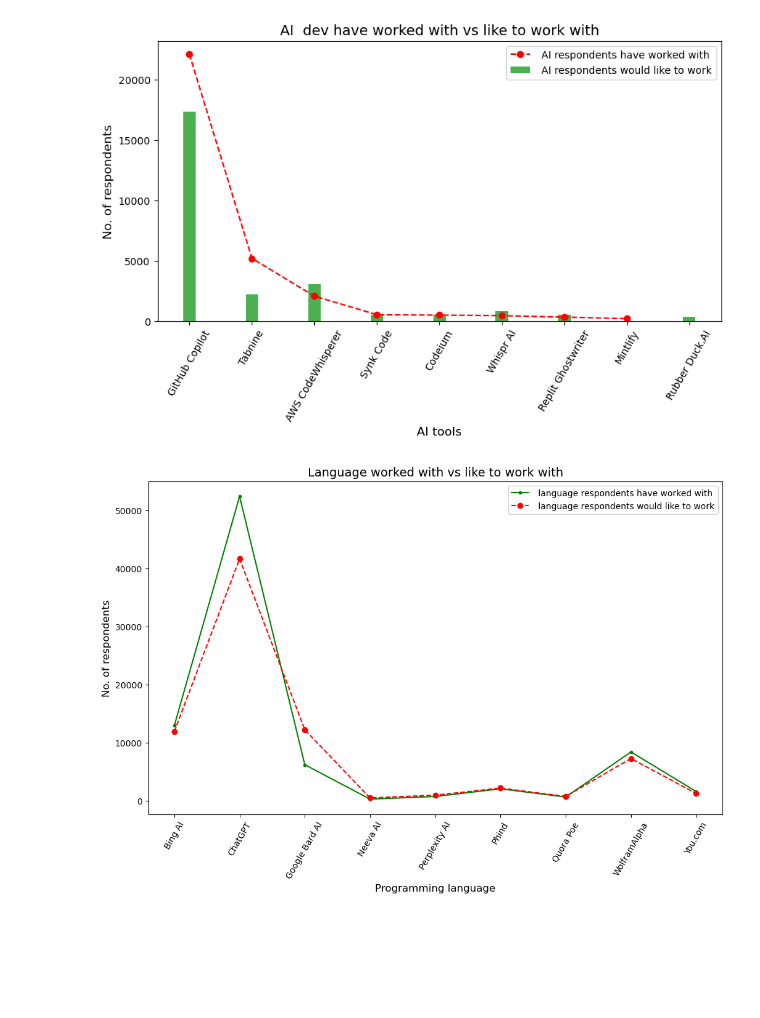
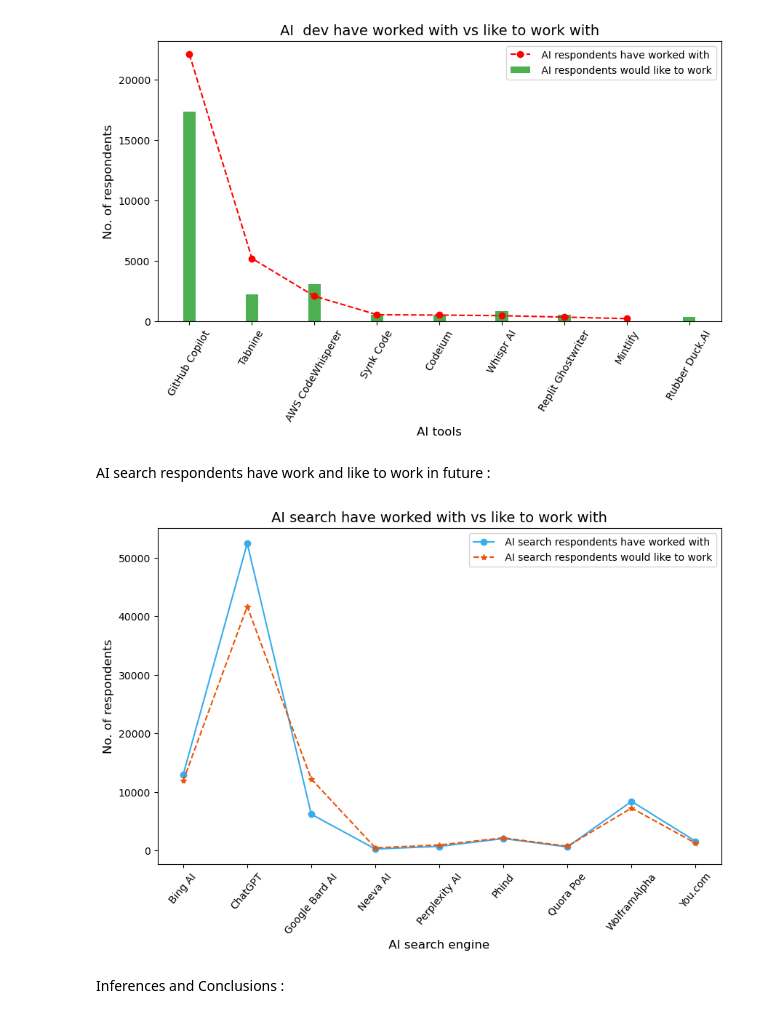
Before and after one commit to RobinSingh410/Stackoverflow_Survey, a Jupyter notebook: Stackoverflow_survey.ipynb, the cells around one changed output. Cells and saved outputs as stored; diff of their text form; code cells hidden in the pictures; blank space fills up the shorter version.

```diff
--- a/Stackoverflow_survey.ipynb
+++ b/Stackoverflow_survey.ipynb
@@ -389,19 +381,2 @@ one_aise1=aise3.value_counts().head(9)
-# %%
-#Filtering out colu both like to work and worked with language
-love_aise=one_aise&one_aise1
-
-plt.figure(figsize=(12,7))
-
-aisept1=one_aise[love_aise.index]
-aisept2=one_aise1[love_aise.index]
-plt.plot(aisept1.index, aisept1,marker = 'o',)
-plt.plot(aisept2.index, aisept2,'o--r')
-
-plt.xticks(rotation=60)
-plt.title(' AI search have worked with vs like to work with ', fontsize=14)
-plt.xlabel(' AI search engine ', fontsize=12);
-plt.ylabel('No. of respondents', fontsize=12);
-plt.legend([' AI search respondents have worked with',' AI search respondents would like to work'])
-plt.show()
-# %% [output]
-[figure, removed]
+# %% [markdown]
+AI search respondents have work and like to work in future :
@@ -407,0 +395,21 @@ plt.show()
+# %%
+#Filtering out colu both like to work and worked with language
+love_aise=one_aise&one_aise1
+
+plt.figure(figsize=(10,6))
+
+aisept1=one_aise[love_aise.index]
+aisept2=one_aise1[love_aise.index]
+plt.plot(aisept1.index, aisept1,marker = 'o', color = '#38ACEC')
+plt.plot(aisept2.index, aisept2,ls = '--',marker = '*', color = '#EB5406')
+
+plt.xticks(rotation=50)
+plt.title(' AI search have worked with vs like to work with ', fontsize=14)
+plt.xlabel(' AI search engine ', fontsize=12);
+plt.ylabel('No. of respondents', fontsize=12);
+plt.legend([' AI search respondents have worked with',' AI search respondents would like to work'])
+plt.show()
+# %% [output]
+[figure, added]
+# %% [markdown]
+Inferences and Conclusions :
```
Also changed, not shown: parts of 5 cells of this notebook.
